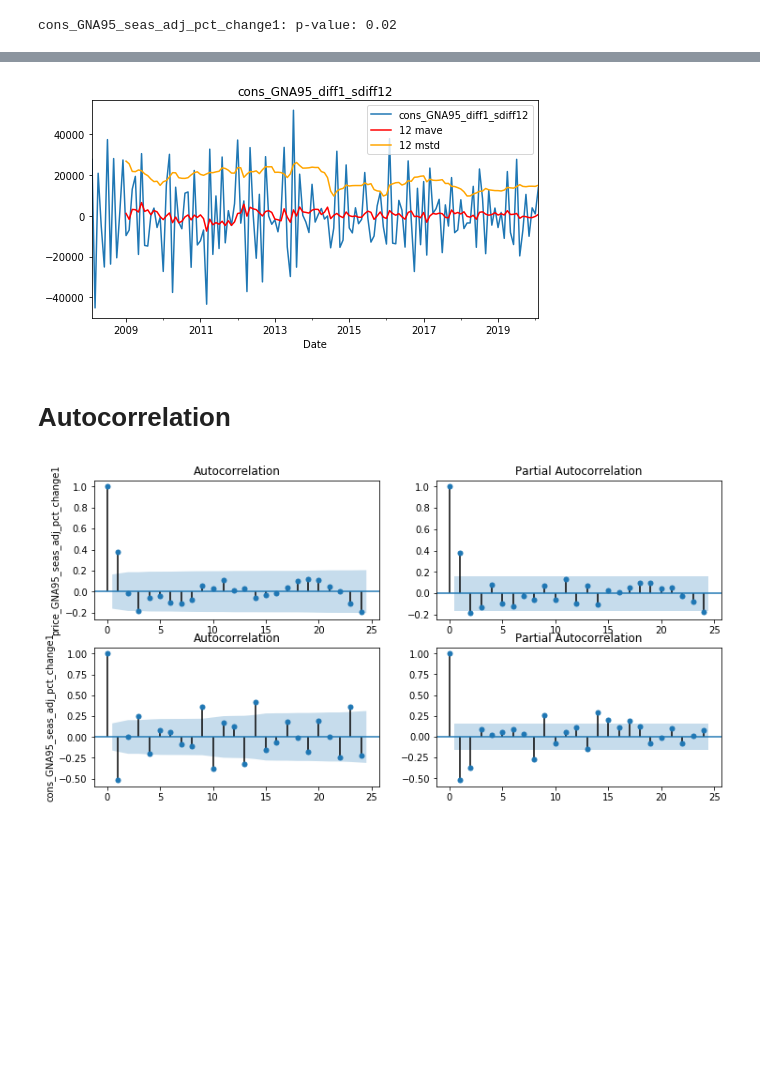
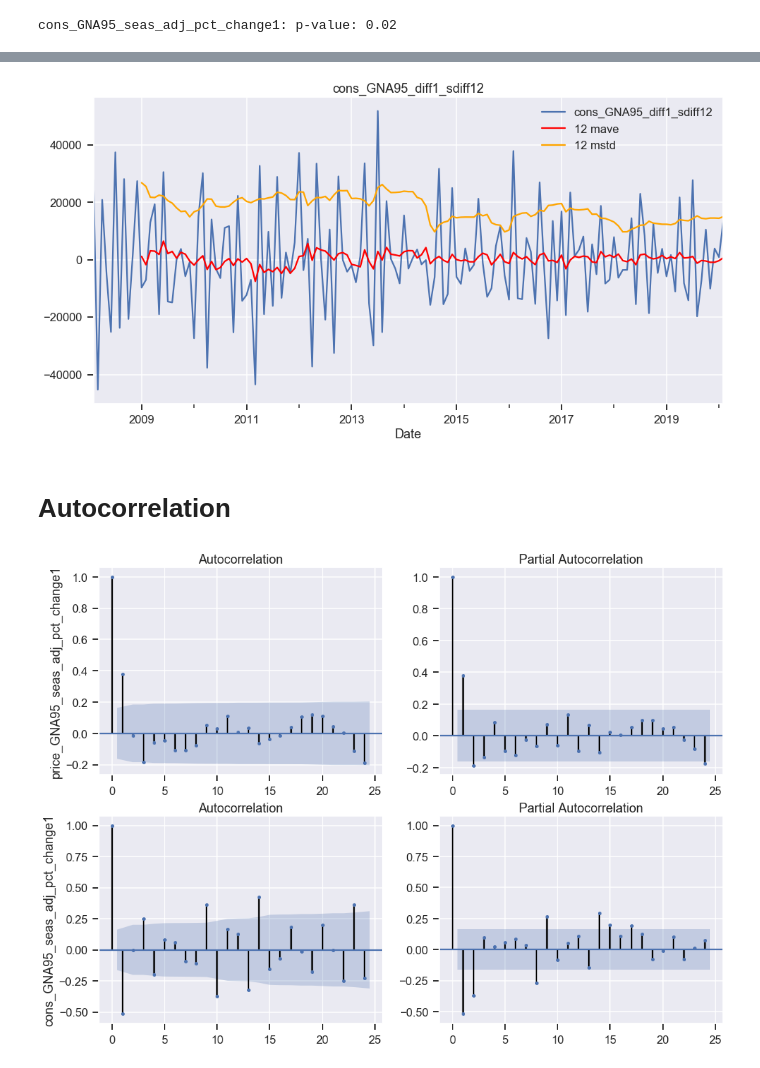
Before and after one commit to manualrg/DSLAB_Forecasting, a Jupyter notebook: 03_EDA_and_TSA.ipynb, the cells around one changed output, grey strips where cells are left out. Cells and saved outputs as stored; diff of their text form; code cells hidden in the pictures; blank space fills up the shorter version.

```diff
--- a/03_EDA_and_TSA.ipynb
+++ b/03_EDA_and_TSA.ipynb
@@ -108,15 +63,15 @@ ax = plot_time_series_with_rolling(x=data['cons_GNA95_seas_adj_pct_change1'], pe
 # %%
-ax = plot_time_series_with_rolling(x=data['cons_GNA95_diff1_sdiff12'], period=12)
+ax = mle_tsa.plot_time_series_with_rolling(x=data['cons_GNA95_diff1_sdiff12'], period=12)
 # %% [output]
-[figure, old version]
+[figure, new version]
 # %% [markdown]
 # Autocorrelation
 # %%
-fig, axs   = plt.subplots(2, 2, figsize=(12,6))
+fig, axs   = plt.subplots(2, 2, figsize=(16,12))
 
 for idx_row, col in enumerate(['price_GNA95_seas_adj_pct_change1', 'cons_GNA95_seas_adj_pct_change1']):
     plot_acf(data[col], lags=24, ax=axs[idx_row,0])
     plot_pacf(data[col],lags=24, ax=axs[idx_row,1])
     axs[idx_row,0].set_ylabel(col)
 # %% [output]
-[figure, old version]
+[figure, new version]
```
Also changed, not shown: parts of 17 cells of this notebook, 5 other files.
